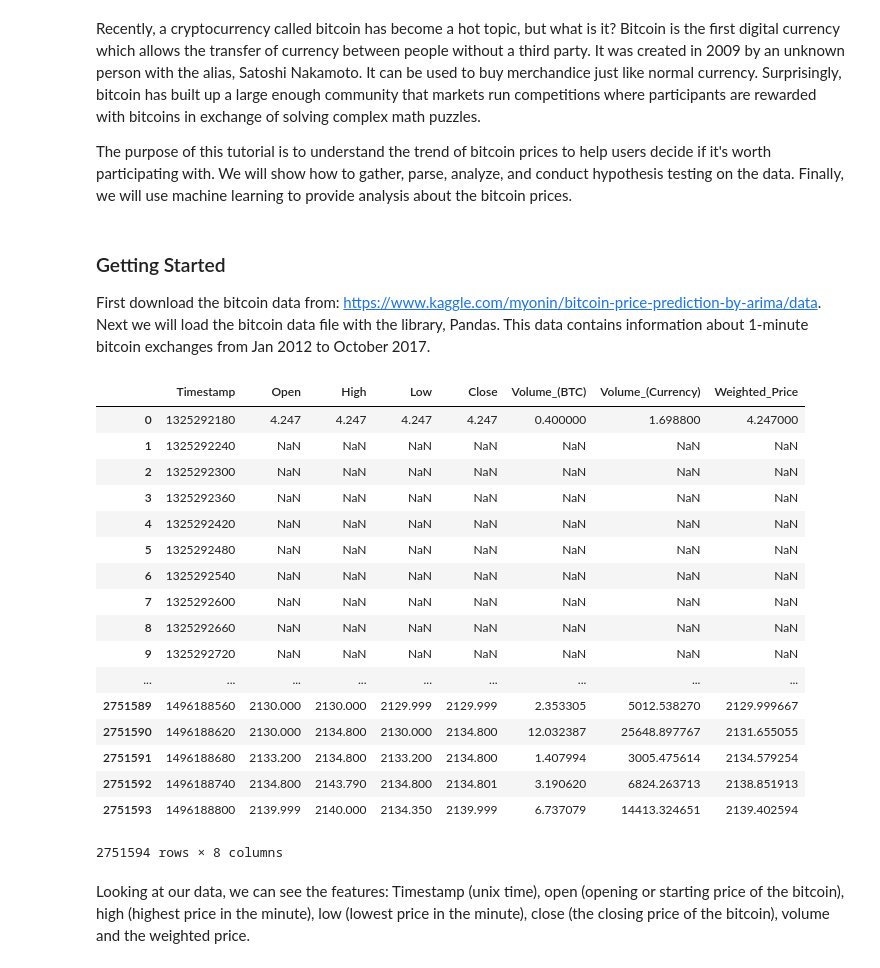
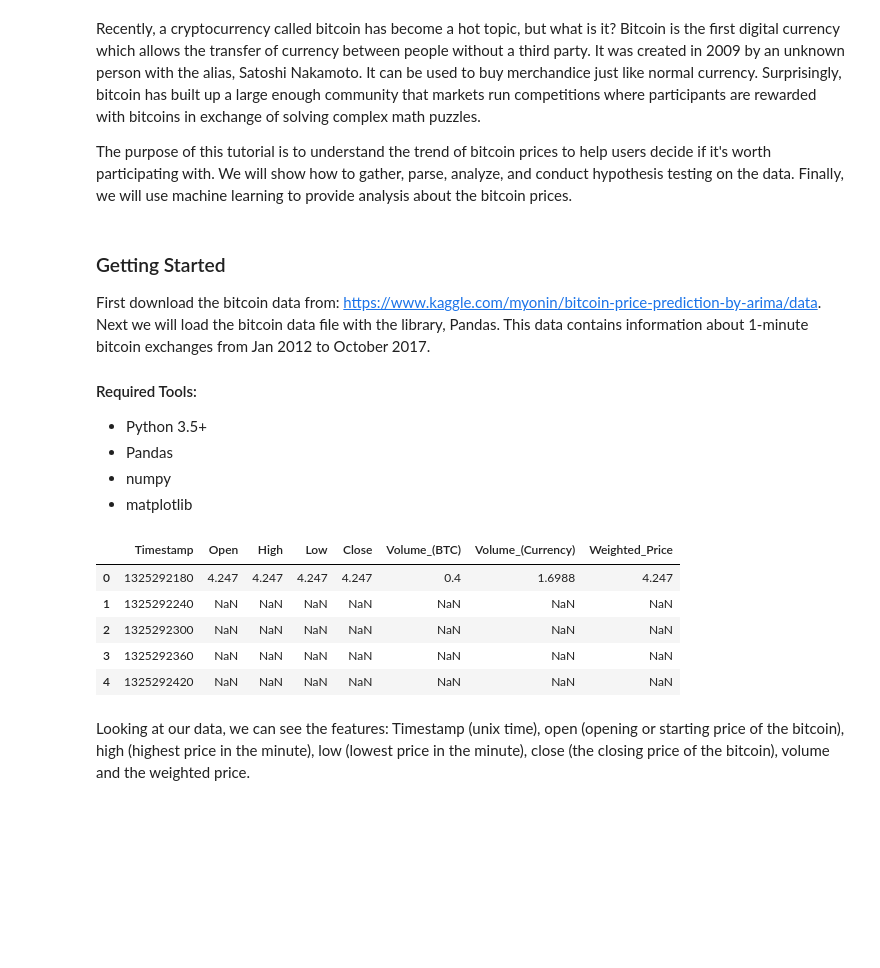
Before and after one commit to 8Gitbrix/cmsc320Bitcoin, a Jupyter notebook: cmsc320final.ipynb, the cells around one changed output. Saved outputs shown, nothing was run; the diff lists cells and outputs as text; code cells hidden in the pictures; blank space fills up the shorter version.

```diff
--- a/cmsc320final.ipynb
+++ b/cmsc320final.ipynb
@@ -9,39 +9,33 @@ The purpose of this tutorial is to understand the trend of bitcoin prices to hel
 # %% [markdown]
 ### Getting Started
 First download the bitcoin data from: https://www.kaggle.com/myonin/bitcoin-price-prediction-by-arima/data. Next we will load the bitcoin data file with the library, Pandas. This data contains information about 1-minute bitcoin exchanges from Jan 2012 to October 2017.
+
+#### Required Tools:
+* Python 3.5+
+* Pandas
+* numpy
+* matplotlib
 # %%
 # Import libraries
 import numpy as np
 import pandas as pd
 import seaborn as sns
 import matplotlib.pyplot as plt
 import matplotlib as mpl
 from scipy import stats
 import statsmodels.api as sm
 
 # Load data:
 table = pd.read_csv("bitcoin-historical-data/btceUSD_1-min_data_2012-01-01_to_2017-05-31.csv")
 # Print the first 5 rows of our data:
-table
+table.head()
 # %% [output]
 |  | Timestamp | Open | High | Low | Close | Volume_(BTC) | Volume_(Currency) | Weighted_Price |
-| 0 | 1325292180 | 4.247 | 4.247 | 4.247 | 4.247 | 0.400000 | 1.698800 | 4.247000 |
+| 0 | 1325292180 | 4.247 | 4.247 | 4.247 | 4.247 | 0.4 | 1.6988 | 4.247 |
 | 1 | 1325292240 | NaN | NaN | NaN | NaN | NaN | NaN | NaN |
 | 2 | 1325292300 | NaN | NaN | NaN | NaN | NaN | NaN | NaN |
 | 3 | 1325292360 | NaN | NaN | NaN | NaN | NaN | NaN | NaN |
 | 4 | 1325292420 | NaN | NaN | NaN | NaN | NaN | NaN | NaN |
-| 5 | 1325292480 | NaN | NaN | NaN | NaN | NaN | NaN | NaN |
-| 6 | 1325292540 | NaN | NaN | NaN | NaN | NaN | NaN | NaN |
-| 7 | 1325292600 | NaN | NaN | NaN | NaN | NaN | NaN | NaN |
-| 8 | 1325292660 | NaN | NaN | NaN | NaN | NaN | NaN | NaN |
-| 9 | 1325292720 | NaN | NaN | NaN | NaN | NaN | NaN | NaN |
-| ... | ... | ... | ... | ... | ... | ... | ... | ... |
-| 2751589 | 1496188560 | 2130.000 | 2130.000 | 2129.999 | 2129.999 | 2.353305 | 5012.538270 | 2129.999667 |
-| 2751590 | 1496188620 | 2130.000 | 2134.800 | 2130.000 | 2134.800 | 12.032387 | 25648.897767 | 2131.655055 |
-| 2751591 | 1496188680 | 2133.200 | 2134.800 | 2133.200 | 2134.800 | 1.407994 | 3005.475614 | 2134.579254 |
-| 2751592 | 1496188740 | 2134.800 | 2143.790 | 2134.800 | 2134.801 | 3.190620 | 6824.263713 | 2138.851913 |
-| 2751593 | 1496188800 | 2139.999 | 2140.000 | 2134.350 | 2139.999 | 6.737079 | 14413.324651 | 2139.402594 |
-2751594 rows × 8 columns
 # %% [markdown]
 Looking at our data, we can see the features: Timestamp (unix time), open (opening or starting price of the bitcoin), high (highest price in the minute), low (lowest price in the minute), close (the closing price of the bitcoin), volume and the weighted price.
 # %% [markdown]
```
Also changed, not shown: parts of 9 cells of this notebook.
